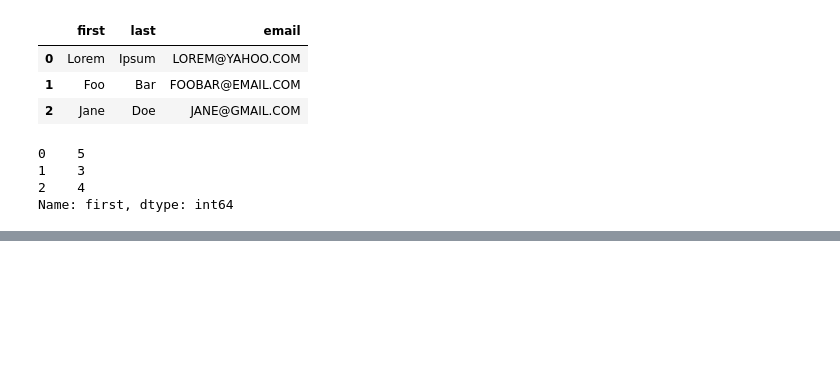
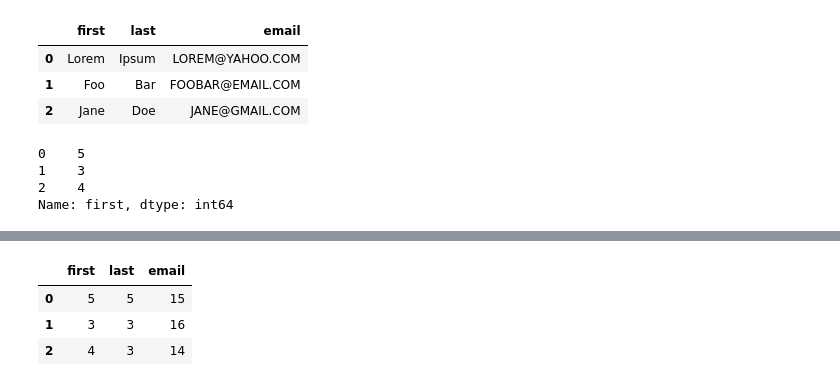
Before and after one commit to thandora/pandas-notes, a Jupyter notebook: pandas_05a.ipynb, the cells around one changed output, grey strips where cells are left out. Drawn from its saved outputs; the diff is of its cells as text; code cells hidden in the pictures; blank space fills up the shorter version.

```diff
--- a/pandas_05a.ipynb
+++ b/pandas_05a.ipynb
@@ -334,0 +365,9 @@ dtype: int64
+# %%
+# Get all the length of characters of the values in cells.
+a = df.applymap(len)
+display(a)
+# %% [output]
+|  | first | last | email |
+| 0 | 5 | 5 | 15 |
+| 1 | 3 | 3 | 16 |
+| 2 | 4 | 3 | 14 |
```
Also changed, not shown: parts of 14 cells of this notebook.
